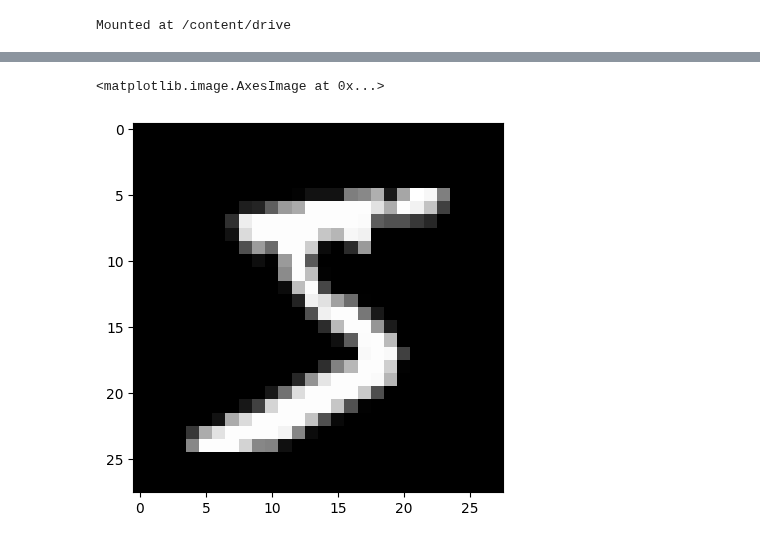
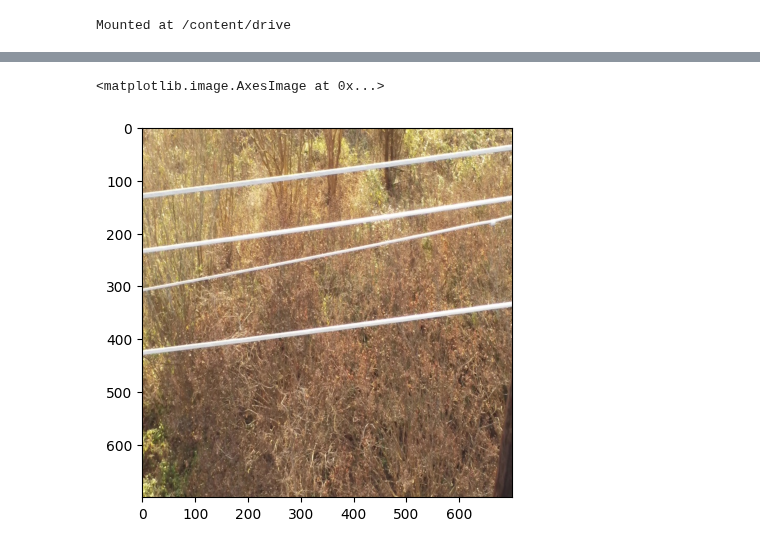
Before and after one commit to NicolaGabriele/powerline_Segmentation_project, a Jupyter notebook: project.ipynb, the cells around one changed output, grey strips where cells are left out. Drawn from its saved outputs; the diff is of its cells as text; code cells hidden in the pictures.

```diff
--- a/project.ipynb
+++ b/project.ipynb
@@ -149,6 +145,6 @@ plt.imshow(t)
-# %%
-t = im.detach().numpy().reshape((28,28,1))
-plt.imshow(t, cmap = 'gray')
-# %% [output]
-<matplotlib.image.AxesImage at 0x...>
-[figure, removed]
+# %%
+
+plt.imshow(tra(trainset[0][0]))
+# %% [output]
+<matplotlib.image.AxesImage at 0x...>
+[figure, added]
```
Also changed, not shown: parts of 6 cells of this notebook, 1 other file.
